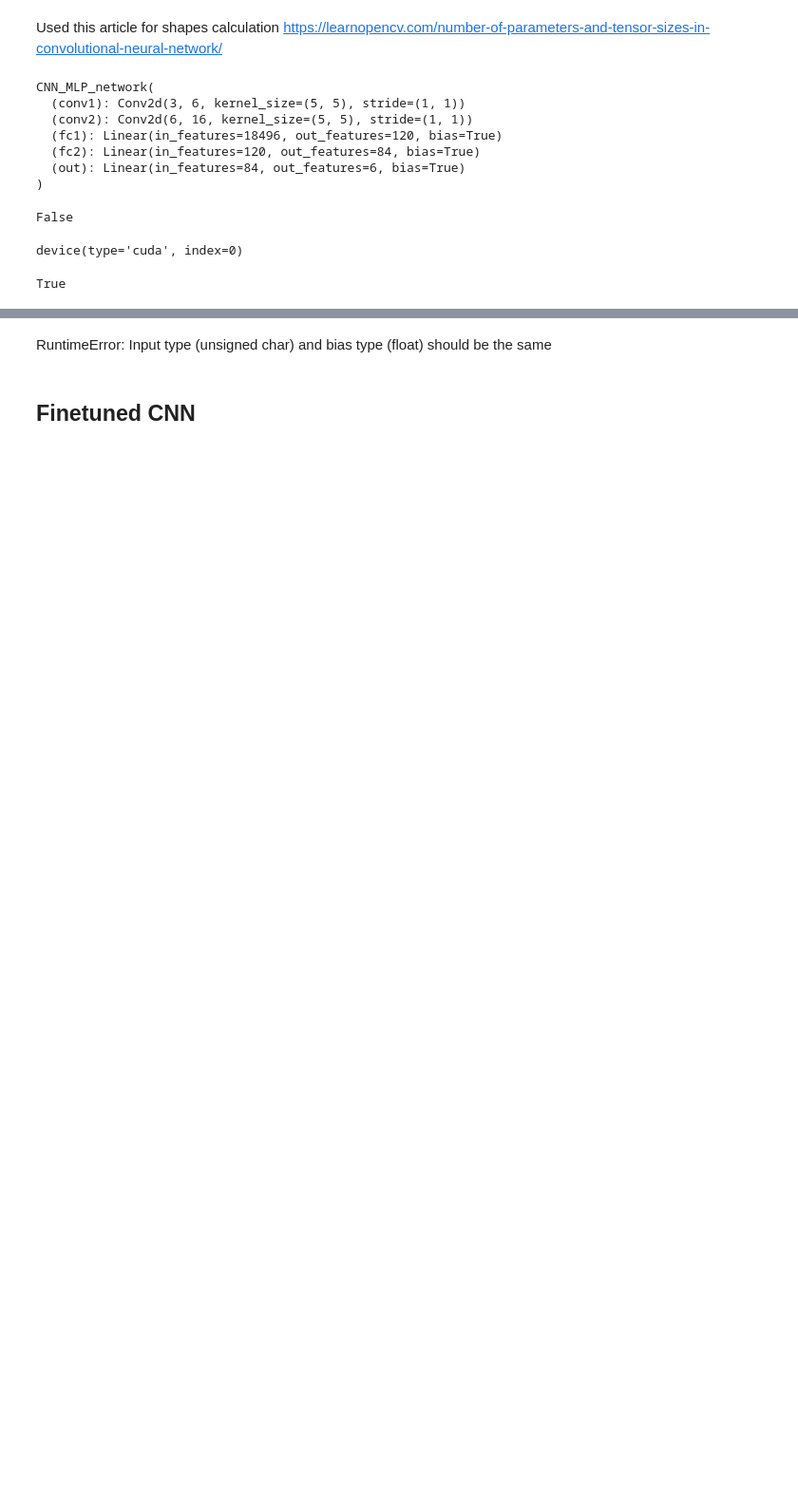
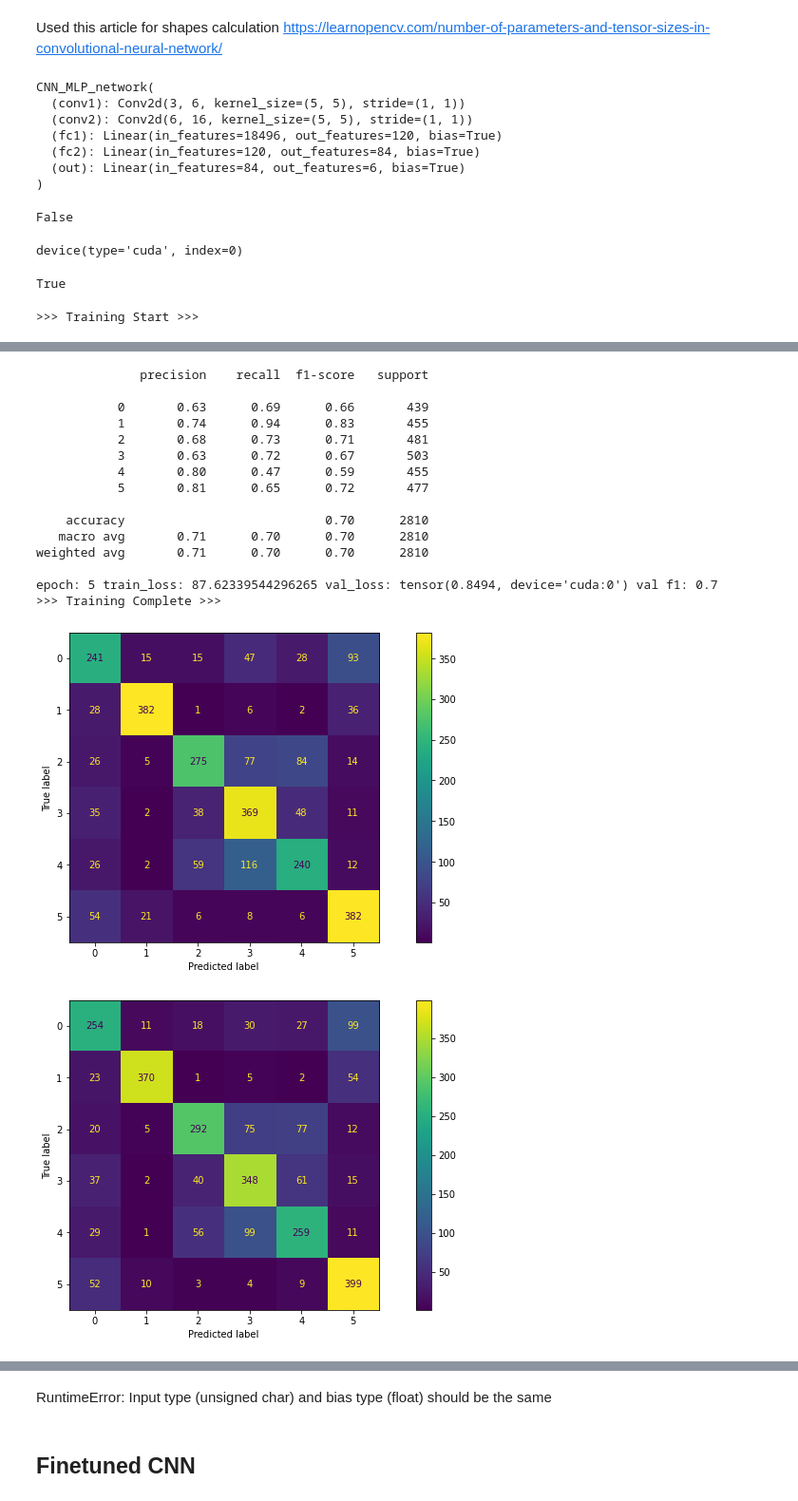
Before and after one commit to OlegBEZb/CV_advanced_course, a Jupyter notebook: HW_2_image_classification/Image_classification.ipynb, the cells around one changed output, grey strips where cells are left out. Shown at 95% size. Saved outputs shown, nothing was run; the diff lists cells and outputs as text; code cells hidden in the pictures; blank space fills up the shorter version.

```diff
--- a/HW_2_image_classification/Image_classification.ipynb
+++ b/HW_2_image_classification/Image_classification.ipynb
@@ -678,17 +679,38 @@ from tqdm.notebook import tqdm
 @torch.no_grad()
 def get_preds(model, loader):
     all_preds = torch.tensor([]).to(device)
-    all_labels = torch.tensor([]).to(device)
+    all_labels = torch.tensor([])
     for batch in loader:
         images, labels = batch
         images = images.to(device)
-        labels = labels.to(device)
+        # delete me
+        images = images.float()
         preds = model(images)
         all_preds = torch.cat((all_preds, preds), dim=0)
         all_labels = torch.cat((all_labels, labels), dim=0)
+
+    all_labels = all_labels.type(torch.LongTensor).to(device)
     return all_preds, all_labels
 
-def train_nn(model, train_loader, val_dataloader, optimizer):
+class EarlyStopper:
+    def __init__(self, patience=1, min_delta=0):
+        self.patience = patience
+        self.min_delta = min_delta
+        self.counter = 0
+        self.min_validation_loss = np.inf
+
+    def early_stop(self, validation_loss):
+        if validation_loss < self.min_validation_loss:
+            self.min_validation_loss = validation_loss
+            self.counter = 0
+        elif validation_loss > (self.min_validation_loss + self.min_delta):
+            self.counter += 1
+            print('Early stopping became worse. Now counter is', self.counter)
+            if self.counter >= self.patience:
+                return True
+        return False
+
+def train_nn(model, train_loader, val_dataloader, optimizer, es):
     print('>>> Training Start >>>')
     for epoch in tqdm(range(30), total=30):
         total_loss = 0
@@ -697,8 +719,11 @@ def train_nn(model, train_loader, val_dataloader, optimizer):
             images, labels = batch
             images = images.to(device)
             labels = labels.to(device)
+            # delete me
+            images = images.float()
             predictions = model(images)
             # https://discuss.pytorch.org/t/f-cross-entropy-vs-torch-nn-cross-entropy-loss/25505
+            # print('train types', predictions, labels)
             loss = F.cross_entropy(predictions, labels)
             optimizer.zero_grad()
             loss.backward()
@@ -707,8 +732,13 @@ def train_nn(model, train_loader, val_dataloader, optimizer):
             total_correct = total_correct + predictions.argmax(dim=1).eq(labels).sum().item()
 
         val_preds, val_labels = get_preds(model, val_dataloader)
+        # print('val types', val_preds, val_labels)
+        val_loss = F.cross_entropy(val_preds, val_labels)
         f1_val = eval_clf(y_test=val_labels.cpu().numpy(), y_pred=val_preds.argmax(dim=1).cpu().numpy())
-        print('epoch:', epoch, "loss:", total_loss, 'val f1:', f1_val)
+        print('epoch:', epoch, "train_loss:", total_loss, 'val_loss:', val_loss, 'val f1:', f1_val)
+
+        if es.early_stop(val_loss):
+            break
 
     print('>>> Training Complete >>>')
 # %%
@@ -739,5 +768,8 @@ next(model.parameters()).is_cuda # returns a boolean
 # %% [output]
 True
 # %%
+early_stopper = EarlyStopper(patience=3)
 optimizer = optim.SGD(model.parameters(), lr=0.0001, momentum=0.9)
-train_nn(model, train_dataloader, val_dataloader, optimizer)
+train_nn(model, train_dataloader, val_dataloader, optimizer, early_stopper)
+# %% [output]
+>>> Training Start >>>
@@ -743,0 +846,17 @@ train_nn(model, train_dataloader, val_dataloader, optimizer)
+              precision    recall  f1-score   support
+
+           0       0.63      0.69      0.66       439
+           1       0.74      0.94      0.83       455
+           2       0.68      0.73      0.71       481
+           3       0.63      0.72      0.67       503
+           4       0.80      0.47      0.59       455
+           5       0.81      0.65      0.72       477
+
+    accuracy                           0.70      2810
+   macro avg       0.71      0.70      0.70      2810
+weighted avg       0.71      0.70      0.70      2810
+
+epoch: 5 train_loss: 87.62339544296265 val_loss: tensor(0.8494, device='cuda:0') val f1: 0.7
+>>> Training Complete >>>
+[figure, added]
+[figure, added]
```
Also changed, not shown: parts of 13 cells of this notebook.
